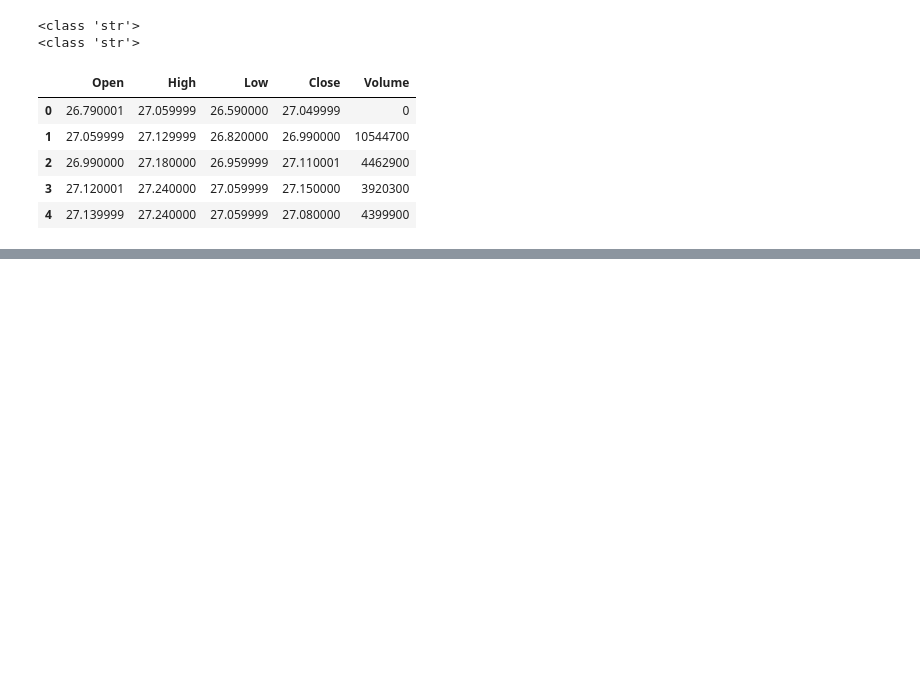
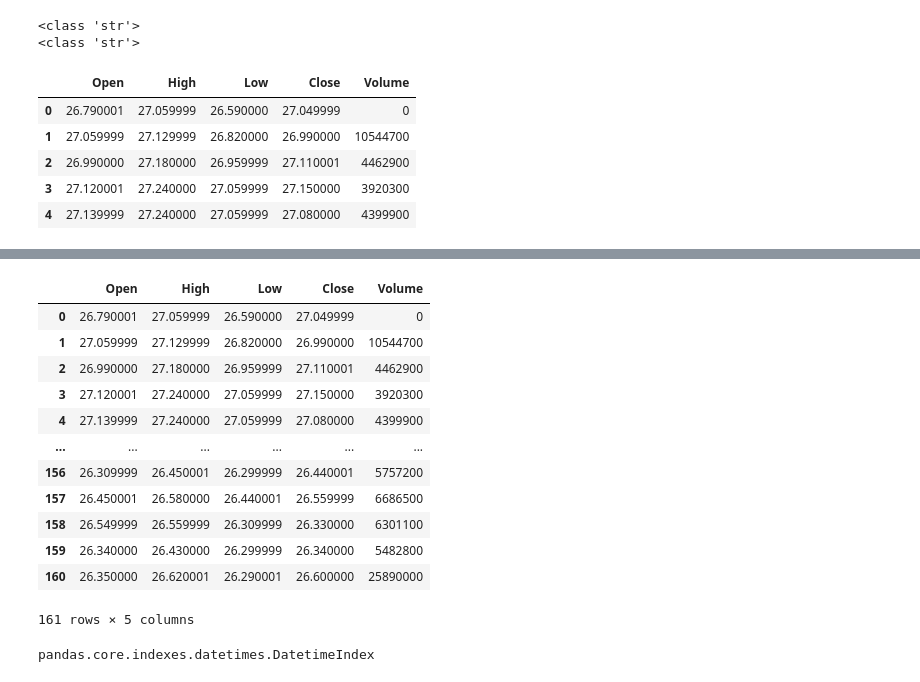
Before and after one commit to IgorComune/Financial-Markets, a Jupyter notebook: financial_markets.ipynb, the cells around one changed output, grey strips where cells are left out. Saved outputs shown, nothing was run; the diff lists cells and outputs as text; code cells hidden in the pictures; blank space fills up the shorter version.

```diff
--- a/financial_markets.ipynb
+++ b/financial_markets.ipynb
@@ -194,0 +197,16 @@ petr4.head()
+# %%
+petr4
+# %% [output]
+|  | Open | High | Low | Close | Volume |
+| 0 | 26.790001 | 27.059999 | 26.590000 | 27.049999 | 0 |
+| 1 | 27.059999 | 27.129999 | 26.820000 | 26.990000 | 10544700 |
+| 2 | 26.990000 | 27.180000 | 26.959999 | 27.110001 | 4462900 |
+| 3 | 27.120001 | 27.240000 | 27.059999 | 27.150000 | 3920300 |
+| 4 | 27.139999 | 27.240000 | 27.059999 | 27.080000 | 4399900 |
+| ... | ... | ... | ... | ... | ... |
+| 156 | 26.309999 | 26.450001 | 26.299999 | 26.440001 | 5757200 |
+| 157 | 26.450001 | 26.580000 | 26.440001 | 26.559999 | 6686500 |
+| 158 | 26.549999 | 26.559999 | 26.309999 | 26.330000 | 6301100 |
+| 159 | 26.340000 | 26.430000 | 26.299999 | 26.340000 | 5482800 |
+| 160 | 26.350000 | 26.620001 | 26.290001 | 26.600000 | 25890000 |
+161 rows × 5 columns
@@ -194,0 +218,4 @@ petr4.head()
+# %%
+type(petr4.index)
+# %% [output]
+pandas.core.indexes.datetimes.DatetimeIndex
```
Also changed, not shown: parts of 5 cells of this notebook.
